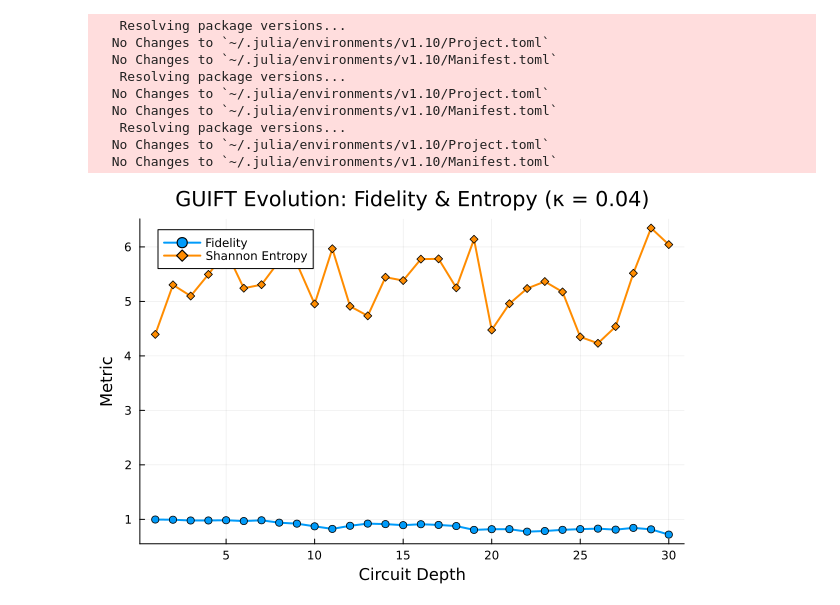
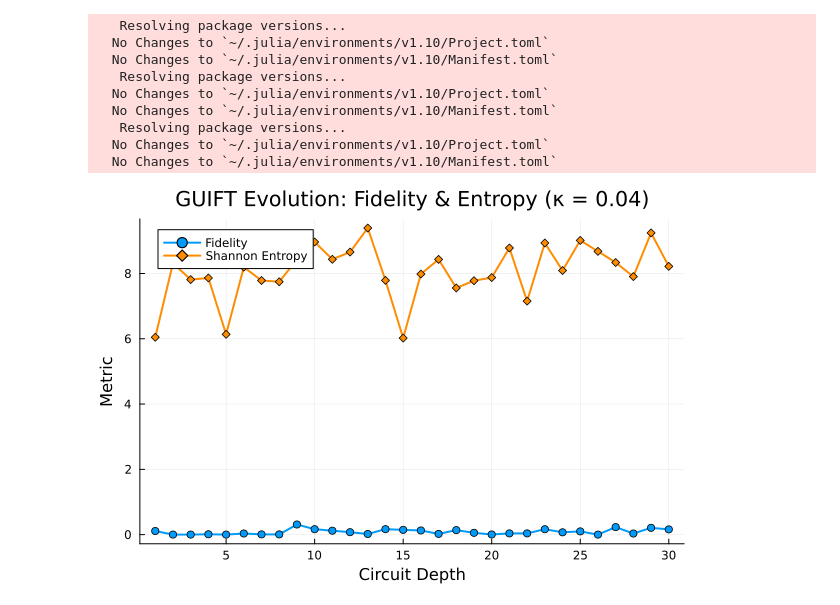
Before and after one commit to LordRelentless/NGFTSimulations, a Jupyter notebook: Simulation_5_3_3_2_—_GUIFT_Wave_Propagation_with_Crystallization_&_Interference.ipynb, the cells around one changed output. Cells and saved outputs as stored; diff of their text form; code cells hidden in the pictures.

```diff
--- a/Simulation_5_3_3_2_—_GUIFT_Wave_Propagation_with_Crystallization_&_Interference.ipynb
+++ b/Simulation_5_3_3_2_—_GUIFT_Wave_Propagation_with_Crystallization_&_Interference.ipynb
@@ -104,32 +104,32 @@ function run_guiFT_sim(n::Int, depth::Int, κ::Float64)
         # Entangling layer
         for q in 1:2:(n-1)
             apply_CNOT!(ψ_ideal, q, q+1, n)
             apply_CNOT!(ψ_curved, q, q+1, n)
         end
 
         # Apply GUIFT curvature to curved state
         apply_GUIFT_curvature!(ψ_curved, κ, n)
 
         # Metrics
         push!(fidelities, fidelity(ψ_ideal, ψ_curved))
         push!(entropies_curved, shannon_entropy(ψ_curved))
     end
 
     return fidelities, entropies_curved
 end
 
 # === RUNNING & PLOTTING ===
 
-n_qubits = 8
+n_qubits = 12
 depth = 30
 κ = 0.04
 
 fvals, evals = run_guiFT_sim(n_qubits, depth, κ)
 
 plot(1:depth, fvals, label="Fidelity", lw=2, marker=:circle)
 plot!(1:depth, evals, label="Shannon Entropy", lw=2, marker=:diamond, color=:darkorange)
 xlabel!("Circuit Depth")
 ylabel!("Metric")
 title!("GUIFT Evolution: Fidelity & Entropy (κ = $κ)")
 # %% [output]
-[figure, old version]
+[figure, new version]
```
